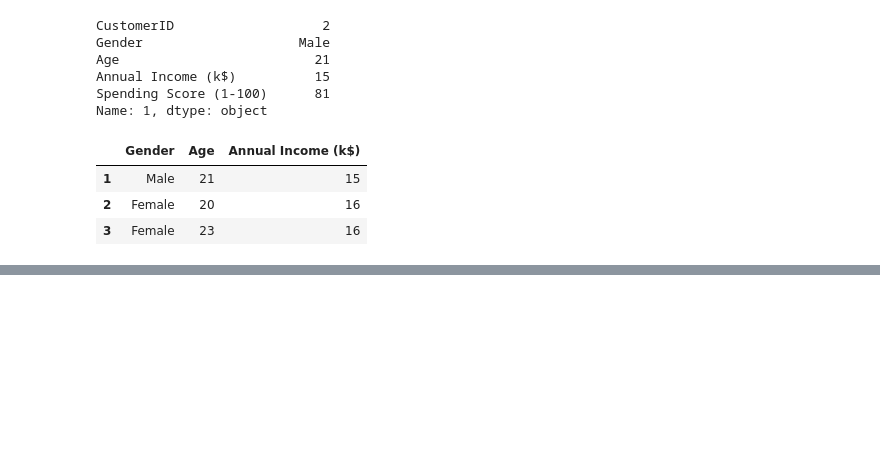
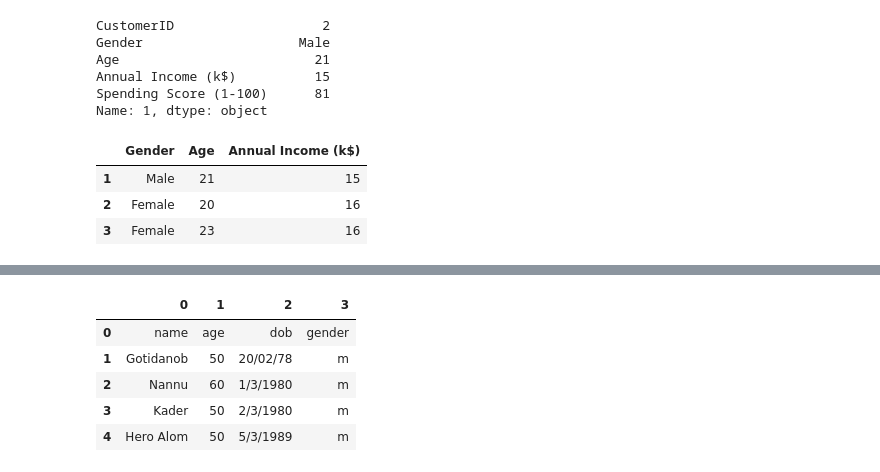
Before and after one commit to Ismael-Haque/DataScienceFoundation, a Jupyter notebook: PandasDay1.ipynb, the cells around one changed output, grey strips where cells are left out. Drawn from its saved outputs; the diff is of its cells as text; code cells hidden in the pictures; blank space fills up the shorter version.

```diff
--- a/PandasDay1.ipynb
+++ b/PandasDay1.ipynb
@@ -379,0 +469,10 @@ mall_customers.loc[1:3, "Gender":"Annual Income (k$)"]
+# %%
+df = pd.read_csv("nameAge.csv", header=None)
+df
+# %% [output]
+|  | 0 | 1 | 2 | 3 |
+| 0 | name | age | dob | gender |
+| 1 | Gotidanob | 50 | 20/02/78 | m |
+| 2 | Nannu | 60 | 1/3/1980 | m |
+| 3 | Kader | 50 | 2/3/1980 | m |
+| 4 | Hero Alom | 50 | 5/3/1989 | m |
```
Also changed, not shown: parts of 19 cells of this notebook, 1 other file.
